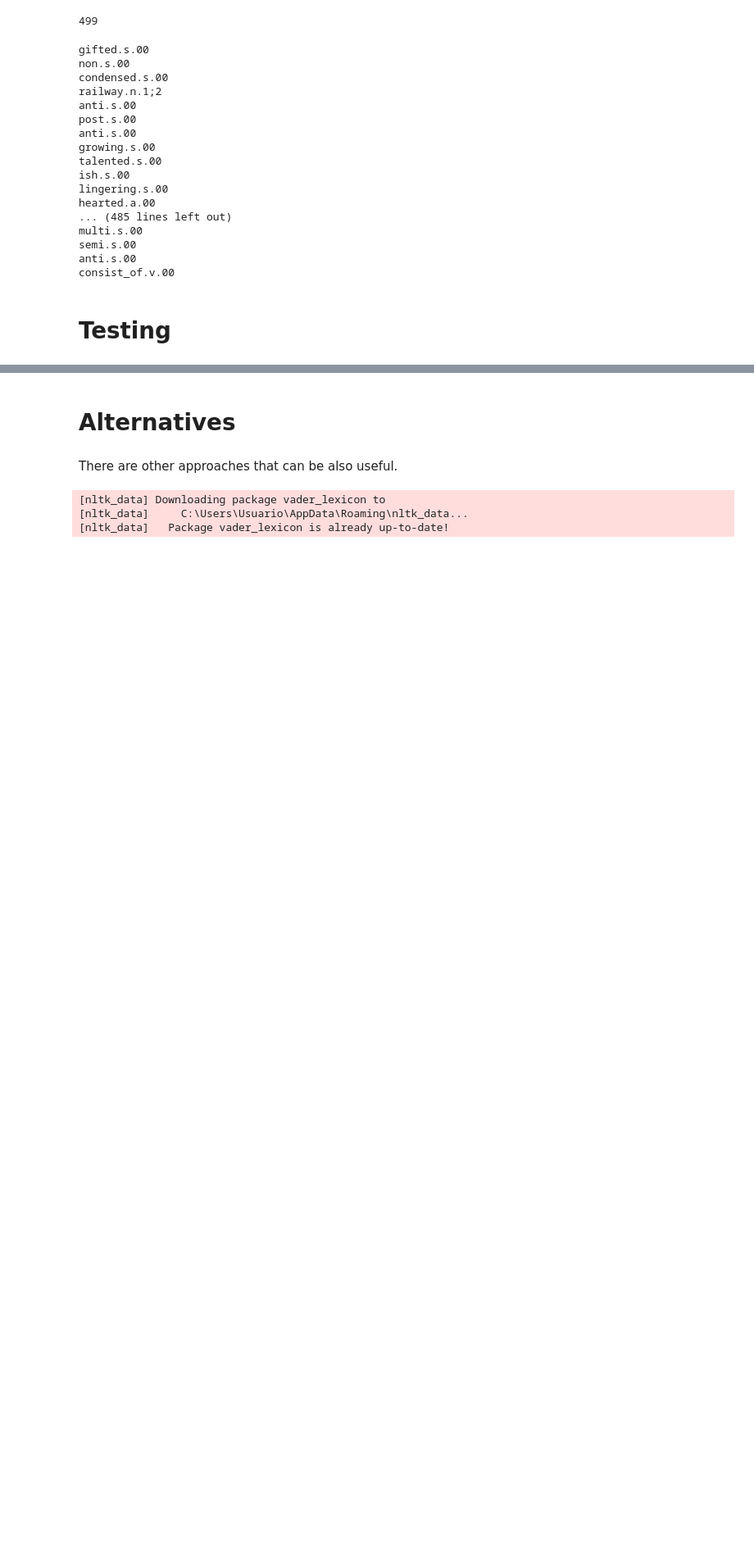
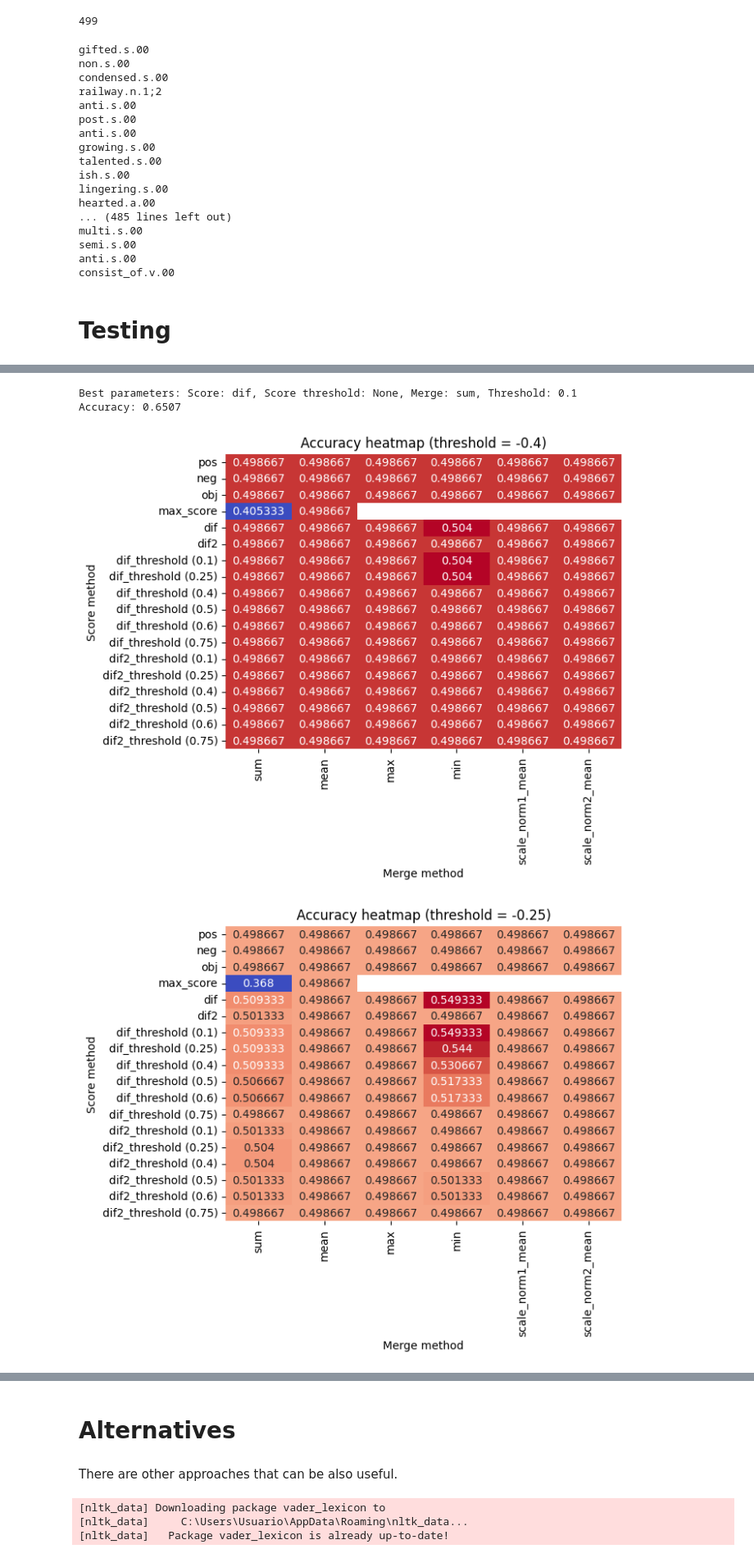
Before and after one commit to pauhidalgoo/sentiment-analysis, a Jupyter notebook: unsupervised.ipynb, the cells around one changed output, grey strips where cells are left out. Shown at 82% size. Saved outputs shown, nothing was run; the diff lists cells and outputs as text; code cells hidden in the pictures; blank space fills up the shorter version.

Commit message:
ADD validation for unsupervised (need to fix)

```diff
--- a/unsupervised.ipynb
+++ b/unsupervised.ipynb
@@ -241,3 +326,6 @@ with open('./data/ukb2_test_synsets.json', 'w') as file:
+# %%
+with open('./data/ukb2_val_synsets.json', 'w') as file:
+	json.dump(val_synsets, file)
 # %% [markdown]
 # Frequencies
 # %% [markdown]
@@ -342,5 +430,6 @@ with open('./data/freq_test_synsets.json', 'w') as file:
 # %%
 with open('./data/lesk_test_synsets.json', 'r') as file:
     test_synsets = json.load(file)
+
+with open('./data/lesk_val_synsets.json', 'r') as file:
+    val_synsets = json.load(file)
-# %%
-allowed = [ "n", "a","s", "v" ]
@@ -362,0 +519,2 @@ accuracy_score(y_test, results_opinions)
+# %%
+best_params, results = validation(val_synsets=val_synsets, y_val=y_val)
@@ -362,0 +523,33 @@ accuracy_score(y_test, results_opinions)
+# %%
+print(f"Best parameters: Score: {best_params[0]}, Score threshold: {best_params[1]}, Merge: {best_params[2]}, Threshold: {best_params[3]}")
+print(f"Accuracy: {results[best_params]:.4f}")
+# %% [output]
+Best parameters: Score: dif, Score threshold: None, Merge: sum, Threshold: 0.1
+Accuracy: 0.6507
+# %%
+import seaborn as sns
+import matplotlib.pyplot as plt
+
+scores = [('pos', None), ('neg', None), ('obj', None), ('max_score', None), ('dif', None), ('dif2', None)]
+scores_thresholds = [0.1, 0.25, 0.4, 0.5, 0.6, 0.75]
+scores = scores + [('dif_threshold', score_thresh) for score_thresh in scores_thresholds] + [('dif2_threshold', score_thresh) for score_thresh in scores_thresholds]
+merges = ['sum', 'mean', 'max', 'min', 'scale_norm1_mean', 'scale_norm2_mean']
+thresholds = [-0.4, -0.25, -0.1, 0, 0.1, 0.25, 0.4, 0.5, 0.6, 0.75, 1]
+
+scores_ticks = [f"{score[0]} ({score[1]})" if score[1] is not None else score[0] for score in scores]
+
+results_matrix = np.zeros((len(scores), len(merges)))
+
+for thresh in thresholds:
+	for i, score in enumerate(scores):
+		for j, merge in enumerate(merges):
+			results_matrix[i, j] = results[(score[0], score[1], merge, thresh)]
+
+	sns.heatmap(results_matrix, annot=True, xticklabels=merges, yticklabels=scores_ticks, fmt='g', cmap='coolwarm', cbar=False)
+	plt.xlabel('Merge method')
+	plt.ylabel('Score method')
+	plt.title(f'Accuracy heatmap (threshold = {thresh})')
+	plt.show()
+# %% [output]
+[figure, added]
+[figure, added]
```
Also changed, not shown: parts of 13 cells of this notebook.
